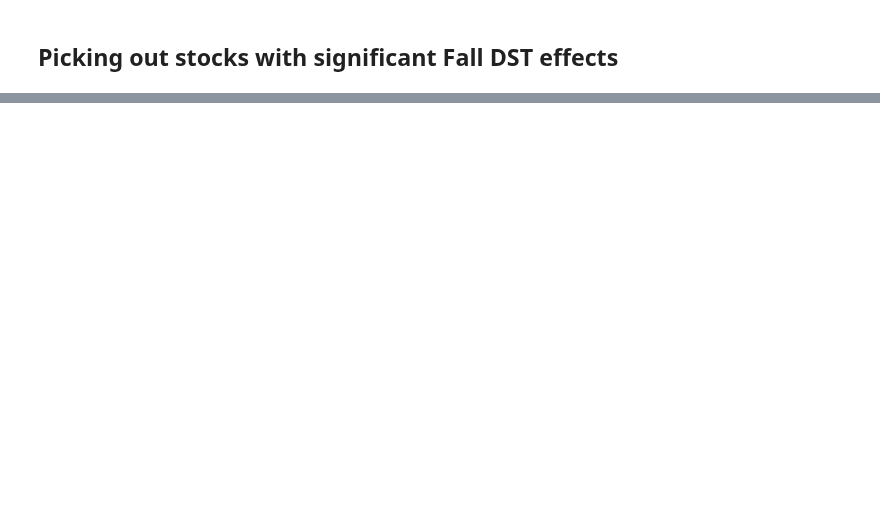
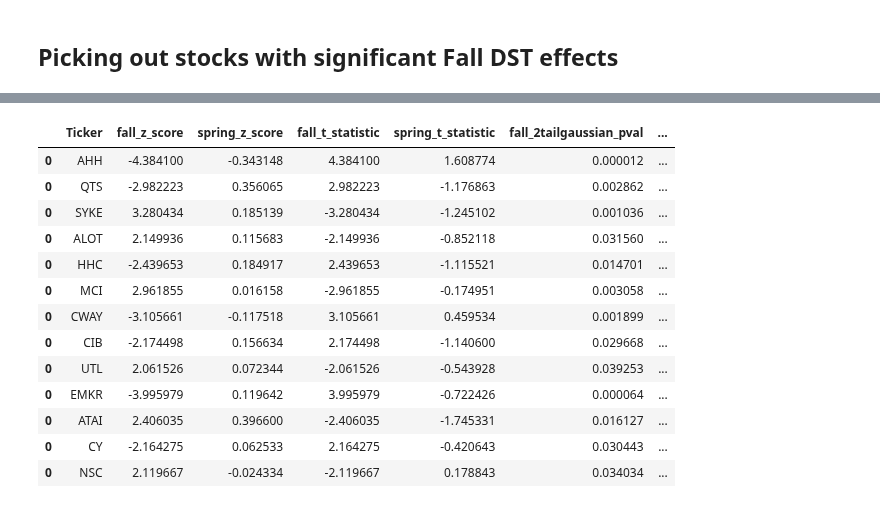
Before and after one commit to ghuckabe/DSTMarketAnalysis, a Jupyter notebook: model_exploration_gabby.ipynb, the cells around one changed output, grey strips where cells are left out. Saved outputs shown, nothing was run; the diff lists cells and outputs as text; code cells hidden in the pictures; blank space fills up the shorter version.

```diff
--- a/model_exploration_gabby.ipynb
+++ b/model_exploration_gabby.ipynb
@@ -1179,6 +1210,6 @@ plt.show()
 # %% [markdown]
 ## Picking out stocks with significant Fall DST effects
 # %%
-picks = mean_significance_array.loc[mean_significance_array.fall_ttest_pval>=0.05]
+picks = mean_significance_array.loc[mean_significance_array.fall_ttest_pval<=0.05]
 final_picks = picks.loc[picks.n_fdst>=picks.desired_sample_size]
 # %%
@@ -1185,0 +1232,17 @@ metadata.loc[metadata.ticker.isin(final_fin_picks.Ticker)]
+# %%
+final_picks
+# %% [output]
+|  | Ticker | fall_z_score | spring_z_score | fall_t_statistic | spring_t_statistic | fall_2tailgaussian_pval | ... |
+| 0 | AHH | -4.384100 | -0.343148 | 4.384100 | 1.608774 | 0.000012 | ... |
+| 0 | QTS | -2.982223 | 0.356065 | 2.982223 | -1.176863 | 0.002862 | ... |
+| 0 | SYKE | 3.280434 | 0.185139 | -3.280434 | -1.245102 | 0.001036 | ... |
+| 0 | ALOT | 2.149936 | 0.115683 | -2.149936 | -0.852118 | 0.031560 | ... |
+| 0 | HHC | -2.439653 | 0.184917 | 2.439653 | -1.115521 | 0.014701 | ... |
+| 0 | MCI | 2.961855 | 0.016158 | -2.961855 | -0.174951 | 0.003058 | ... |
+| 0 | CWAY | -3.105661 | -0.117518 | 3.105661 | 0.459534 | 0.001899 | ... |
+| 0 | CIB | -2.174498 | 0.156634 | 2.174498 | -1.140600 | 0.029668 | ... |
+| 0 | UTL | 2.061526 | 0.072344 | -2.061526 | -0.543928 | 0.039253 | ... |
+| 0 | EMKR | -3.995979 | 0.119642 | 3.995979 | -0.722426 | 0.000064 | ... |
+| 0 | ATAI | 2.406035 | 0.396600 | -2.406035 | -1.745331 | 0.016127 | ... |
+| 0 | CY | -2.164275 | 0.062533 | 2.164275 | -0.420643 | 0.030443 | ... |
+| 0 | NSC | 2.119667 | -0.024334 | -2.119667 | 0.178843 | 0.034034 | ... |
```
Also changed, not shown: parts of 5 cells of this notebook.
